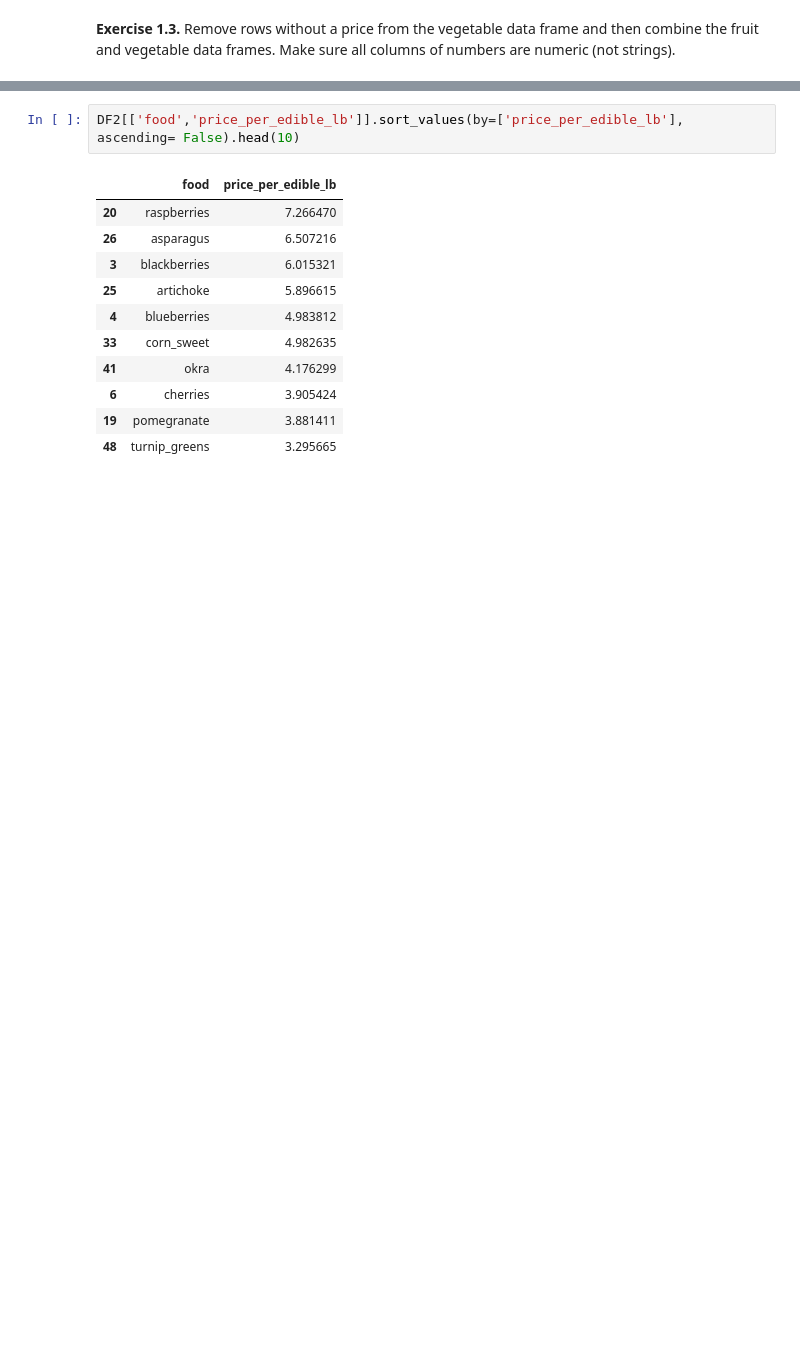
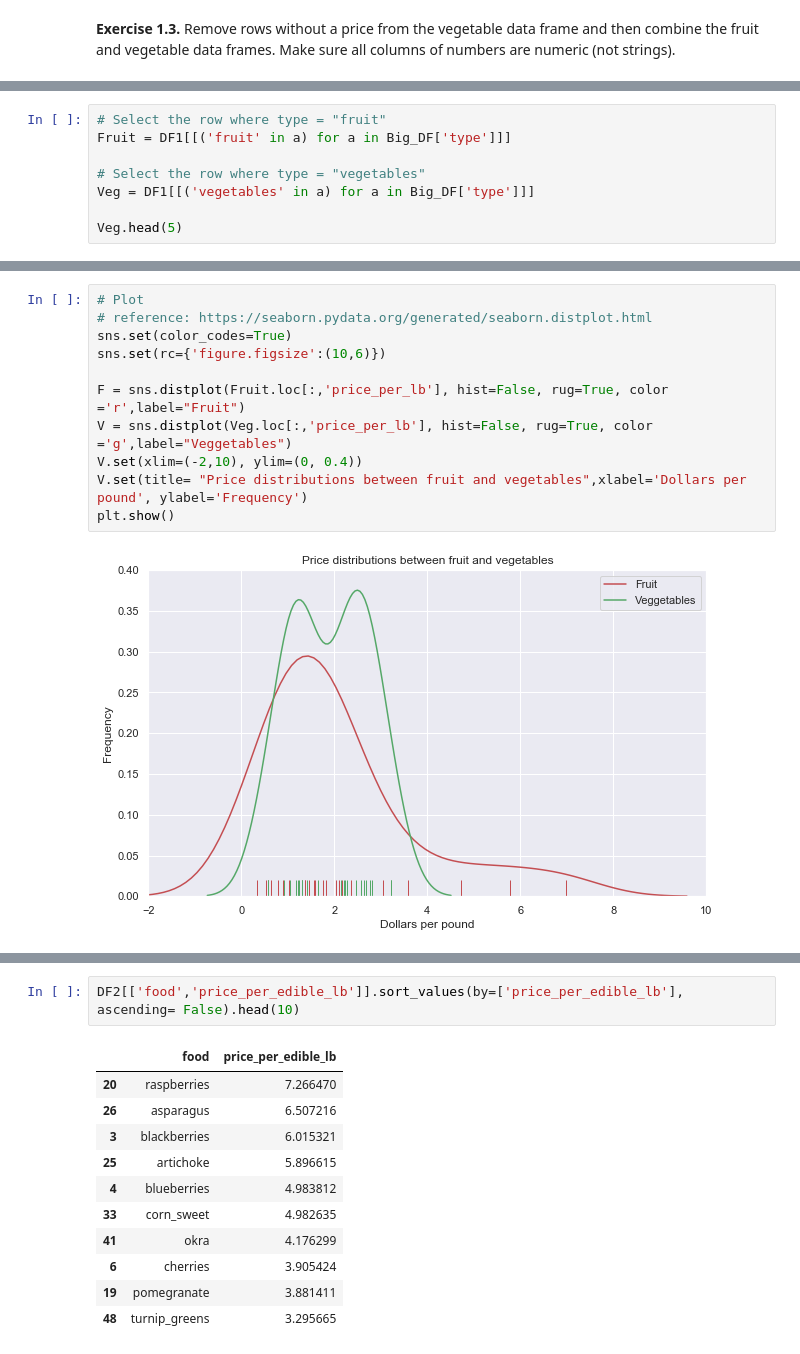
Before and after one commit to Wei-Kuang/STA141B, a Jupyter notebook: HW3/hw3_2019.ipynb, the cells around one changed output, grey strips where cells are left out. Drawn from its saved outputs; the diff is of its cells as text; blank space fills up the shorter version.

```diff
--- a/HW3/hw3_2019.ipynb
+++ b/HW3/hw3_2019.ipynb
@@ -357,0 +477,8 @@ __(1)__ Considering the yeild factor and price per pound (price per edible pound
+# %%
+# Select the row where type = "fruit"
+Fruit = DF1[[('fruit' in a) for a in Big_DF['type']]]
+
+# Select the row where type = "vegetables"
+Veg = DF1[[('vegetables' in a) for a in Big_DF['type']]]
+
+Veg.head(5)
@@ -357,0 +492,13 @@ __(1)__ Considering the yeild factor and price per pound (price per edible pound
+# %%
+# Plot
+# reference: https://seaborn.pydata.org/generated/seaborn.distplot.html
+sns.set(color_codes=True)
+sns.set(rc={'figure.figsize':(10,6)})
+
+F = sns.distplot(Fruit.loc[:,'price_per_lb'], hist=False, rug=True, color ='r',label="Fruit")
+V = sns.distplot(Veg.loc[:,'price_per_lb'], hist=False, rug=True, color ='g',label="Veggetables")
+V.set(xlim=(-2,10), ylim=(0, 0.4))
+V.set(title= "Price distributions between fruit and vegetables",xlabel='Dollars per pound', ylabel='Frequency')
+plt.show()
+# %% [output]
+[figure, added]
```
Also changed, not shown: parts of 93 cells of this notebook.
